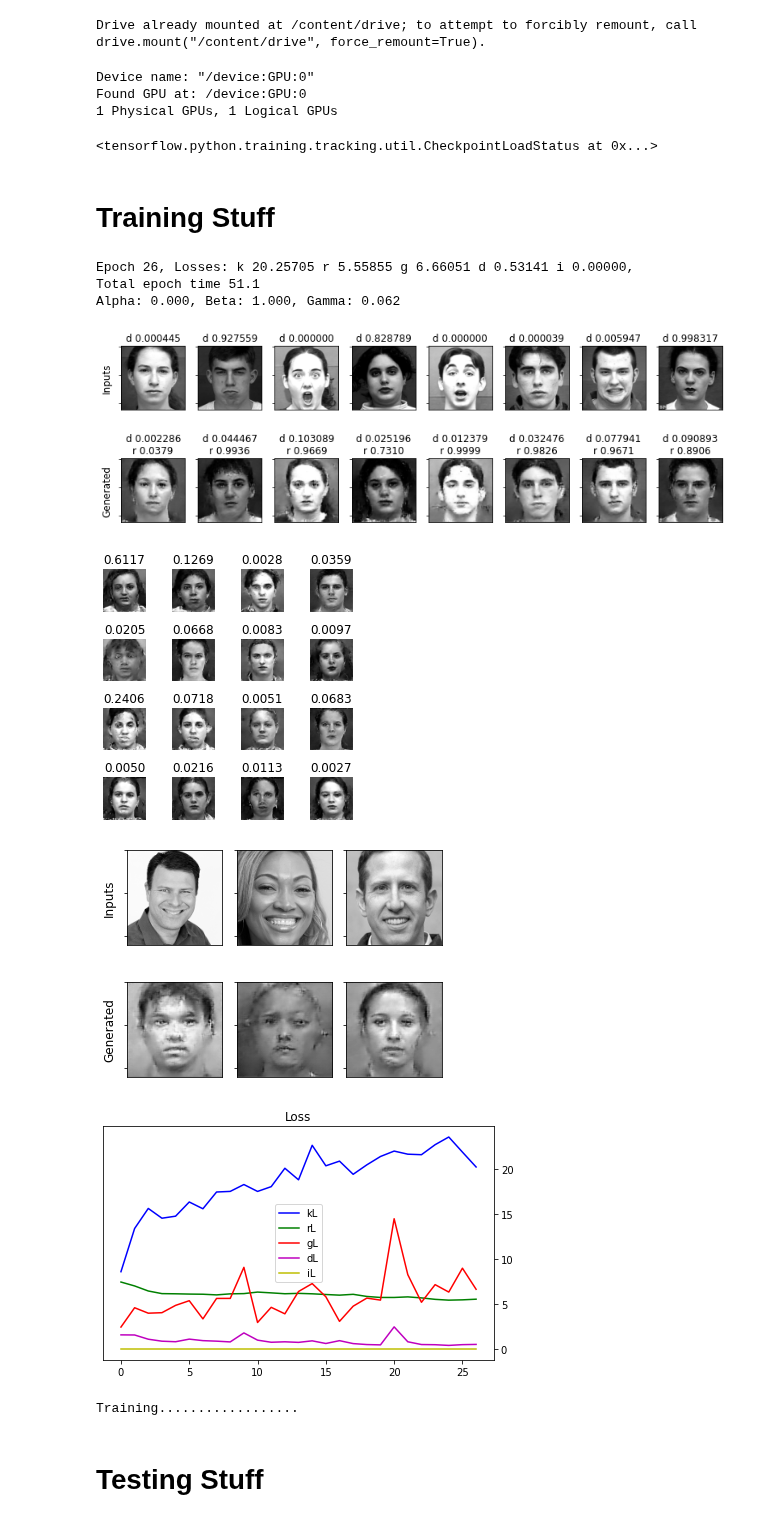
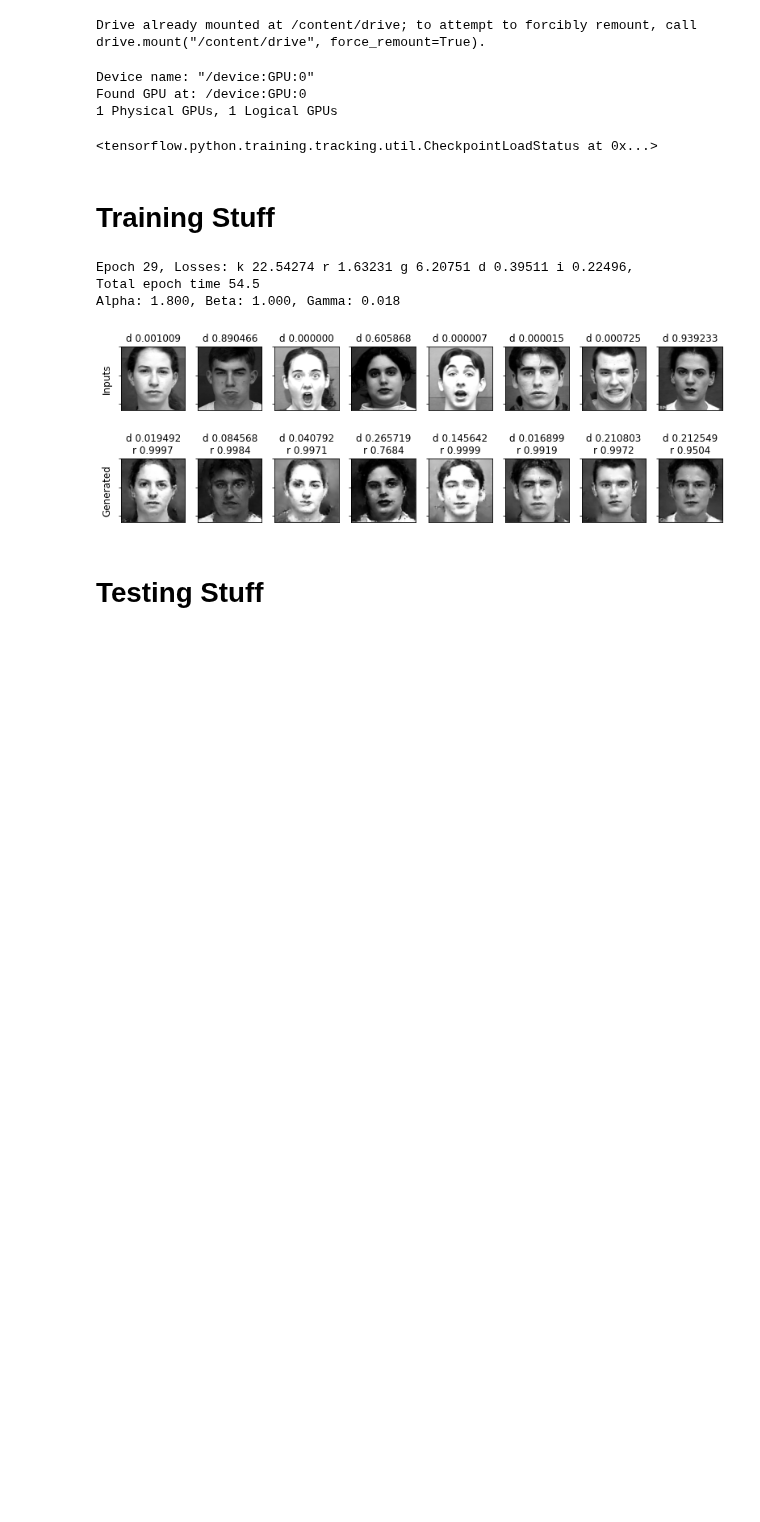
Before and after one commit to willtc111/StoicNet, a Jupyter notebook: Trainer.ipynb, the cells around one changed output. Saved outputs shown, nothing was run; the diff lists cells and outputs as text; code cells hidden in the pictures; blank space fills up the shorter version.

```diff
--- a/Trainer.ipynb
+++ b/Trainer.ipynb
@@ -503,8 +502,8 @@ def plot_ALL_loss(ls):
 # %%
 alpha = 0.0
 max_alpha = 10.0
-alpha_ramp_start = 30
-alpha_ramp_end = 50
+alpha_ramp_start = 15
+alpha_ramp_end = 30
 
 beta = 0.0
 max_beta = 1.0
@@ -512,6 +511,9 @@ beta_ramp_start = -1
 beta_ramp_end = 15
 
 gamma = tf.convert_to_tensor(0.0625, dtype=tf.float32)   # previous best = 0.125
+max_gamma = 0.05
+min_gamma = 0.01
+gamma_ramp_end = 30
 
 ls = []
 bestLoss = 999999.9
@@ -525,6 +527,8 @@ for epoch in range(0, epochs):
     alpha = tf.convert_to_tensor(alpha, dtype=tf.float32)
     beta = min(max_beta, max_beta * (max(0, (epoch - beta_ramp_start)) / beta_ramp_end))
     beta = tf.convert_to_tensor(beta, dtype=tf.float32)
+    gamma = min_gamma + max_gamma * max(0, 1 - (epoch / gamma_ramp_end))
+    gamma = tf.convert_to_tensor(gamma, dtype=tf.float32)
     for image_features in parsed_train:
         neutral_raw = image_features['imageNeutral']
         expressive_raw = image_features['imageExpressive']
@@ -570,41 +574,37 @@ for epoch in range(0, epochs):
     kl = tf.math.multiply(kloss.result(), beta).numpy()
     rl = tf.math.multiply(rloss.result(), gamma).numpy()
     gl = gloss.result().numpy()
     dl = dloss.result().numpy()
     il = tf.math.multiply(iloss.result(), alpha).numpy()
     ls = ls + [(kl, rl, gl, dl, il)]
 
     end_time = time.time()
 
     # Output
     display.clear_output(wait=False)
     print('Epoch {0}, Losses: k {1:.5f} r {2:.5f} g {3:.5f} d {4:.5f} i {5:.5f},\nTotal epoch time {6:.1f}'.format(
             epoch, kl, rl, gl, dl, il, end_time-start_time))
     print("Alpha: {0:.3f}, Beta: {1:.3f}, Gamma: {2:.3f}".format(alpha, beta, gamma))
     display_imgs_ratings(random_images_for_generation)
     save_images(epoch, random_vector_for_generation)
     display_novel_images()
     plot_ALL_loss(ls)
 
     # Save the model from time to time or if you get a new record
     if rl + gl < bestLoss:
         bestLoss = rl + gl
         best_checkpoint_prefix = os.path.join(checkpoint_dir, "BEST_CKPT_")
         checkpoint.save(file_prefix=best_checkpoint_prefix)
         print("*Saved new best*")
     elif (epoch + 1) % 20 == 0:
         checkpoint.save(file_prefix=checkpoint_prefix)
 
     tf.keras.backend.clear_session()
 # %% [output]
-Epoch 26, Losses: k 20.25705 r 5.55855 g 6.66051 d 0.53141 i 0.00000,
-Total epoch time 51.1
-Alpha: 0.000, Beta: 1.000, Gamma: 0.062
+Epoch 29, Losses: k 22.54274 r 1.63231 g 6.20751 d 0.39511 i 0.22496,
+Total epoch time 54.5
+Alpha: 1.800, Beta: 1.000, Gamma: 0.018
-[figure, old version]
+[figure, new version]
-[figure, removed]
-[figure, removed]
-[figure, removed]
-Training..................
 # %%
 checkpoint_prefix = os.path.join(checkpoint_dir, "FINAL_CKPT_" + time.strftime('%l:%M%b%d'))
 checkpoint.save(file_prefix = checkpoint_prefix)
```
Also changed, not shown: parts of 2 cells of this notebook.
